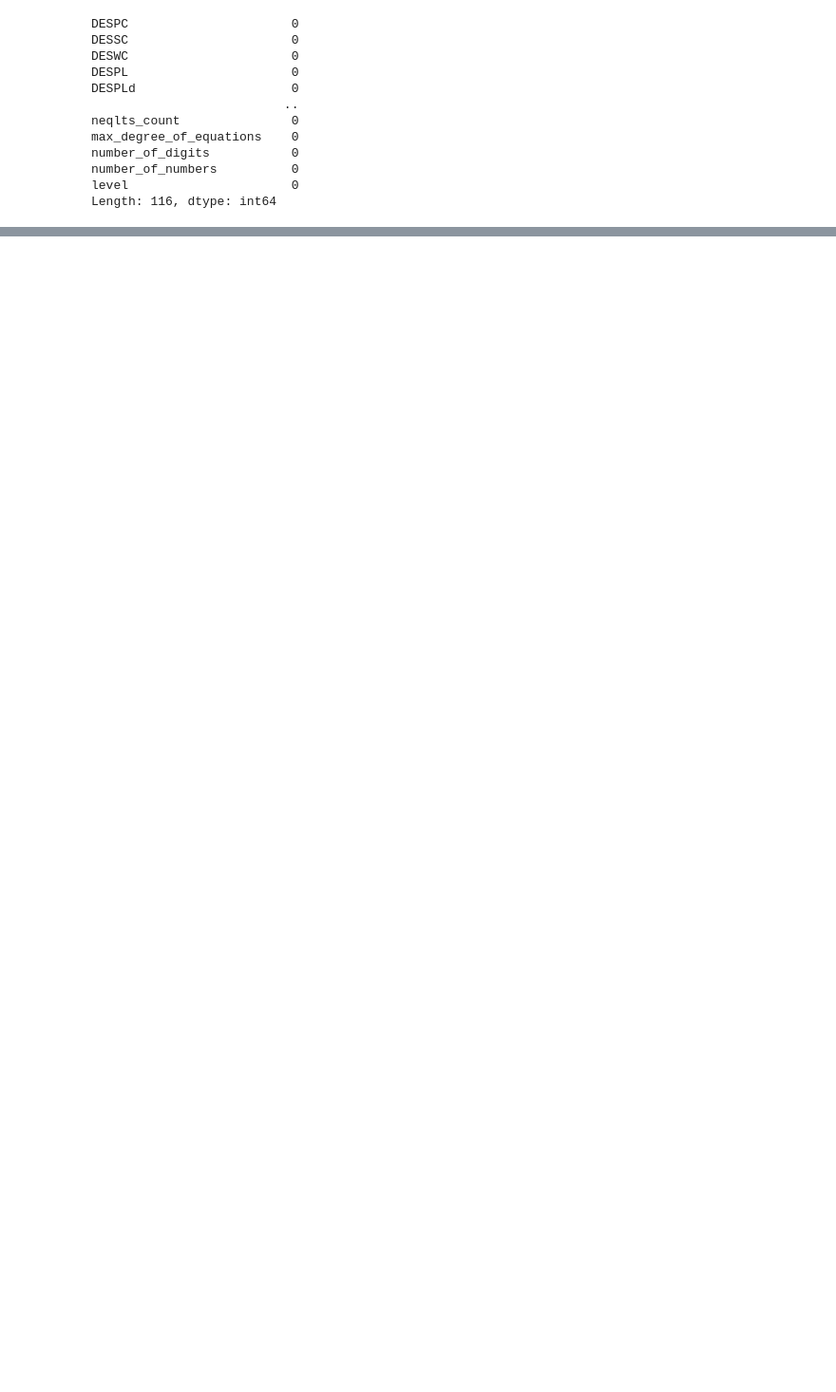
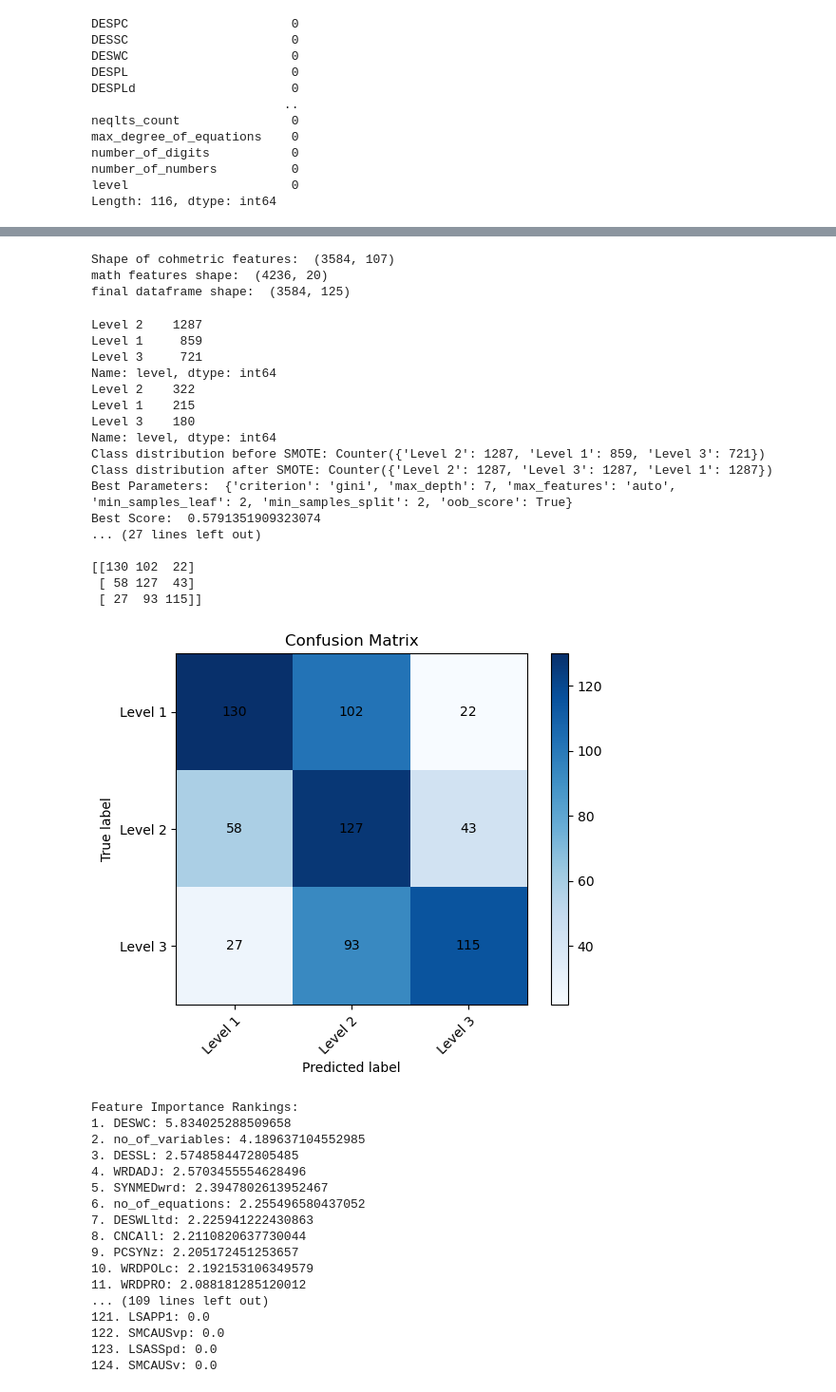
Before and after one commit to ysaidheeraj/NLP_math_research_project, a Jupyter notebook: Models/RF_Experiments_Jun_13.ipynb, the cells around one changed output, grey strips where cells are left out. Shown at 95% size. Drawn from its saved outputs; the diff is of its cells as text; code cells hidden in the pictures; blank space fills up the shorter version.

```diff
--- a/Models/RF_Experiments_Jun_13.ipynb
+++ b/Models/RF_Experiments_Jun_13.ipynb
@@ -836,0 +837,54 @@ Feature Importance Rankings:
+# %%
+cohmetrix = pd.read_csv("../Data/cohmetrix_final.csv")
+print("Shape of cohmetric features: ", cohmetrix.shape)
+
+math_data = math_problems[['problem']+ MATH_CAT_FEATURES + MATH_NUM_FEATURES + MANDATORY_FEATURES + TARGET_FEATURE]
+
+print("math features shape: ", math_data.shape)
+
+data6 = pd.merge(cohmetrix,math_data, on='problem', how='inner')
+data6.drop(columns=['problem'], inplace=True)
+
+print("final dataframe shape: ", data6.shape)
+# %% [output]
+Shape of cohmetric features:  (3584, 107)
+math features shape:  (4236, 20)
+final dataframe shape:  (3584, 125)
+# %%
+model(data6)
+# %% [output]
+Level 2    1287
+Level 1     859
+Level 3     721
+Name: level, dtype: int64
+Level 2    322
+Level 1    215
+Level 3    180
+Name: level, dtype: int64
+Class distribution before SMOTE: Counter({'Level 2': 1287, 'Level 1': 859, 'Level 3': 721})
+Class distribution after SMOTE: Counter({'Level 2': 1287, 'Level 3': 1287, 'Level 1': 1287})
+Best Parameters:  {'criterion': 'gini', 'max_depth': 7, 'max_features': 'auto', 'min_samples_leaf': 2, 'min_samples_split': 2, 'oob_score': True}
+Best Score:  0.5791351909323074
+... (27 lines left out)
+
+[[130 102  22]
+ [ 58 127  43]
+ [ 27  93 115]]
+[figure, added]
+Feature Importance Rankings:
+1. DESWC: 5.834025288509658
+2. no_of_variables: 4.189637104552985
+3. DESSL: 2.5748584472805485
+4. WRDADJ: 2.5703455554628496
+5. SYNMEDwrd: 2.3947802613952467
+6. no_of_equations: 2.255496580437052
+7. DESWLltd: 2.225941222430863
+8. CNCAll: 2.2110820637730044
+9. PCSYNz: 2.205172451253657
+10. WRDPOLc: 2.192153106349579
+11. WRDPRO: 2.088181285120012
+... (109 lines left out)
+121. LSAPP1: 0.0
+122. SMCAUSvp: 0.0
+123. LSASSpd: 0.0
+124. SMCAUSv: 0.0
```
Also changed, not shown: parts of 7 cells of this notebook.
